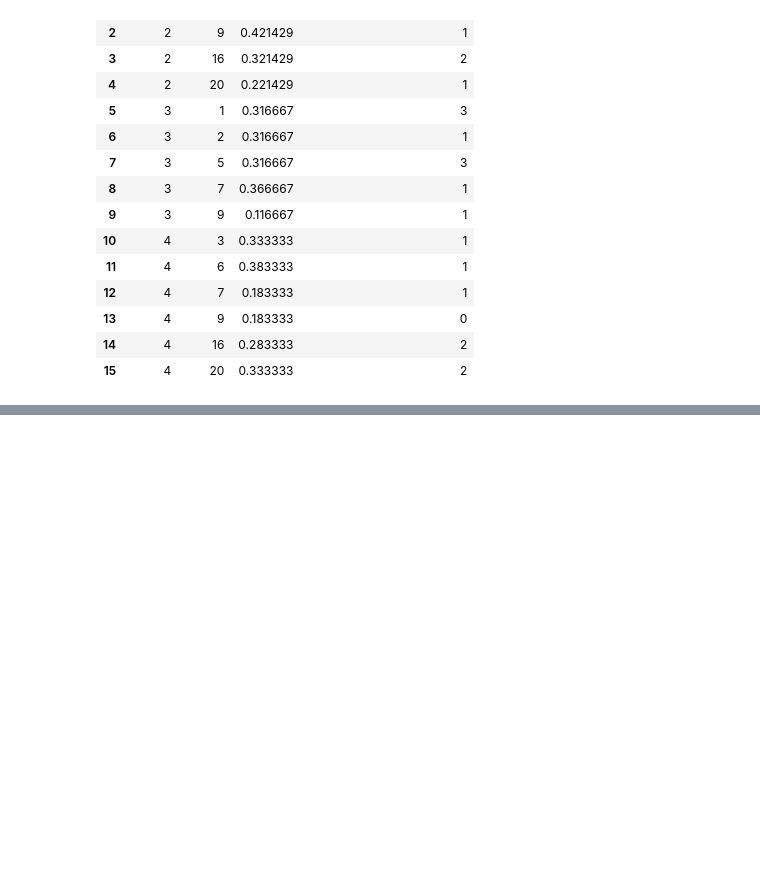
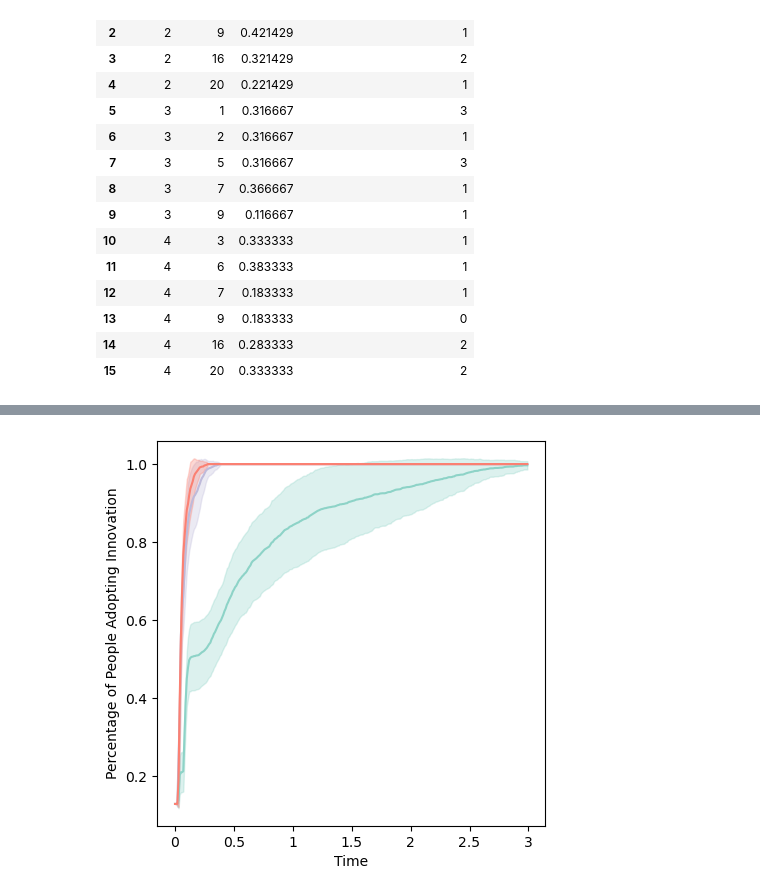
Before and after one commit to mpereda/Indirect-social-influence-helps-shaping-the-diffusion-of-innovations, a Jupyter notebook: Notebook.ipynb, the cells around one changed output, grey strips where cells are left out. Saved outputs shown, nothing was run; the diff lists cells and outputs as text; code cells hidden in the pictures; blank space fills up the shorter version.

```diff
--- a/Notebook.ipynb
+++ b/Notebook.ipynb
@@ -431,0 +463,43 @@ plt.show()
+# %%
+T=300
+reps=100
+color_palette = sns.color_palette("Set3",4)
+
+classical = np.empty((reps, T))
+medi = np.empty((reps,T))
+accelerated = np.empty((reps,T))
+
+b = data[(data['Setup'] == 'VerMag') & (data['node']==1) & (data['Round']==1)]['parameter'].mean()
+c = data[(data['Setup'] == 'RojNar') & (data['node']==1) & (data['Round']==1)]['parameter'].mean()
+
+med_b = np.median(data[(data['Setup'] == 'VerMag') & (data['node']==1) & (data['Round']==1)]['parameter'])
+med_c = np.median(data[(data['Setup'] == 'RojNar') & (data['node']==1) & (data['Round']==1)]['parameter'])
+
+random.seed(9)
+
+for rep in range(classical.shape[0]):
+    starters = random.sample(range(31), 4)
+    u0 = np.zeros((31,1))
+    u0[starters] = 1
+
+    classical[rep,:] = Dpath_threshold(0.5,u0,1,0,0,0,T,T)
+    medi[rep,:] = Dpath_threshold(0.5,u0,1,med_b,med_c,0,T,T)
+    accelerated[rep,:] = Dpath_threshold(0.5,u0,1,b,c,0,T,T)
+
+plt.figure(figsize=(5,5))
+
+plt.plot(np.mean(classical, axis=0), color=color_palette[0], label="Close-range interactions (NN)")
+plt.fill_between(range(T), np.mean(classical, axis=0)-np.std(classical, axis=0), np.mean(classical, axis=0)+np.std(classical, axis=0), color=color_palette[0], alpha=0.3)
+
+plt.plot(np.mean(medi, axis=0), color=color_palette[2], label="c_d = (4-d)/3")
+plt.fill_between(range(T), np.mean(medi, axis=0)-np.std(medi, axis=0), np.mean(medi, axis=0)+np.std(medi, axis=0), color=color_palette[2], alpha=0.3)
+
+plt.plot(np.mean(accelerated, axis=0), color=color_palette[3], label="c_d = (4-d)/2")
+plt.fill_between(range(T), np.mean(accelerated, axis=0)-np.std(accelerated, axis=0), np.mean(accelerated, axis=0)+np.std(accelerated, axis=0), color=color_palette[3], alpha=0.3)
+
+plt.xticks([0,50,100,150,200,250,300],[0,0.5,1,1.5,2,2.5,3])
+plt.xlabel('Time')
+plt.ylabel('Percentage of People Adopting Innovation')
+plt.show()
+# %% [output]
+[figure, added]
```
Also changed, not shown: parts of 8 cells of this notebook, 1 other file.
